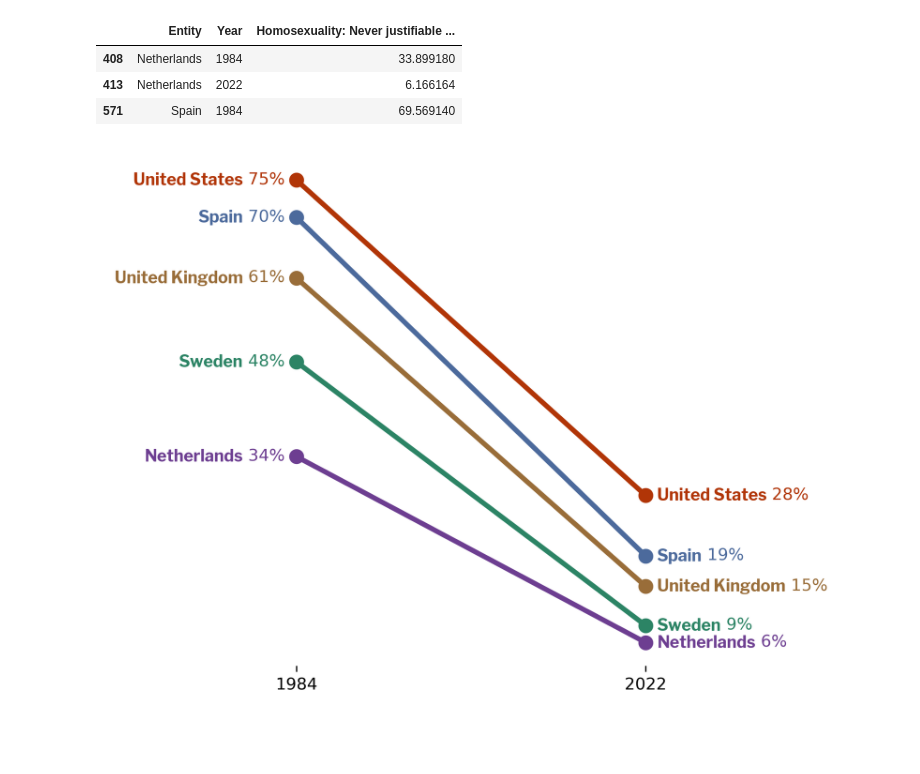
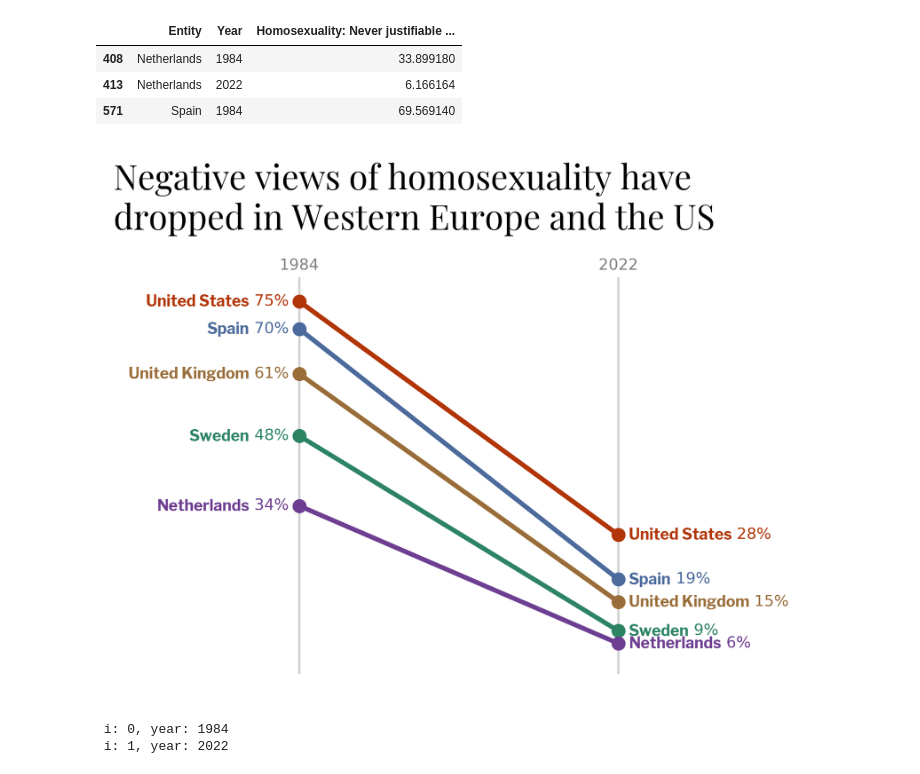
Before and after one commit to ben-baror/decline-in-homophobia-viz, a Jupyter notebook: homophobia_decline_viz.ipynb, the cells around one changed output. Cells and saved outputs as stored; diff of their text form; code cells hidden in the pictures; blank space fills up the shorter version.

Commit message:
added vlines and title

```diff
--- a/homophobia_decline_viz.ipynb
+++ b/homophobia_decline_viz.ipynb
@@ -31,32 +31,48 @@ df.head(3)
 # %%
 fig, ax = plt.subplots(dpi = 300, layout = 'tight')
 
 for country in countries:
     past = df.loc[(df['Entity'] == country) & (df['Year'] == 1984), 'Homosexuality: Never justifiable (aggregate)']
     present = df.loc[(df['Entity'] == country) & (df['Year'] == 2022), 'Homosexuality: Never justifiable (aggregate)']
 
     ax.plot(years,
             [past, present],
            color = countries[country],
            linewidth = 3,
            marker = 'o', markersize = 8)
 
     ax_text(x = years[0] - 1.25, y = past,
            s = f'<{country}> {round(float(past.iloc[0]))}%',
            highlight_textprops= [{'font' : fonts['labels_bold']}],
             ha = 'right', va = 'center',
             color = countries[country])
 
     ax_text(x = years[1] + 1.25, y = present,
             s = f'<{country}> {round(float(present.iloc[0]))}%',
             highlight_textprops= [{'font' : fonts['labels_bold']}],
             ha = 'left', va = 'center',
             color = countries[country])
 
+for year in years:
+    ax.vlines(x = year,
+            ymin = 0, ymax = 80, color = 'lightgrey', zorder = 0)
+
+
+
+fig_text(x = 0.025, y = 1.02, s = 'Negative views of homosexuality have\ndropped in Western Europe and the US',
+         font = fonts['title'], fontsize = 22)
+
+q = """Note: This shows the share of people who gave a response between 1-4 on a 1-10 scale
+to the question: "Please tell me whether you think homosexuality can always be justified, never be justified,
+or sometihng in between
+
+Data source: Integrated Values Surveys (2024)"""
+
+ax.tick_params(axis = 'x', length = 0, labeltop=True, labelbottom = False, pad = -10, labelcolor = 'grey')
 ax.spines[:].set_visible(False)
 ax.set_yticks([])
 ax.set_xticks(years)
 plt.show()
 # %% [output]
-[figure, old version]
+[figure, new version]
 # %%
@@ -65,2 +79,8 @@ plt.show()
 # add footer
 # add title
+# %%
+for i, year in enumerate(years):
+    print(f' i: {i}, year: {year}')
+# %% [output]
+ i: 0, year: 1984
+ i: 1, year: 2022
```
Also changed, not shown: parts of 2 cells of this notebook.
